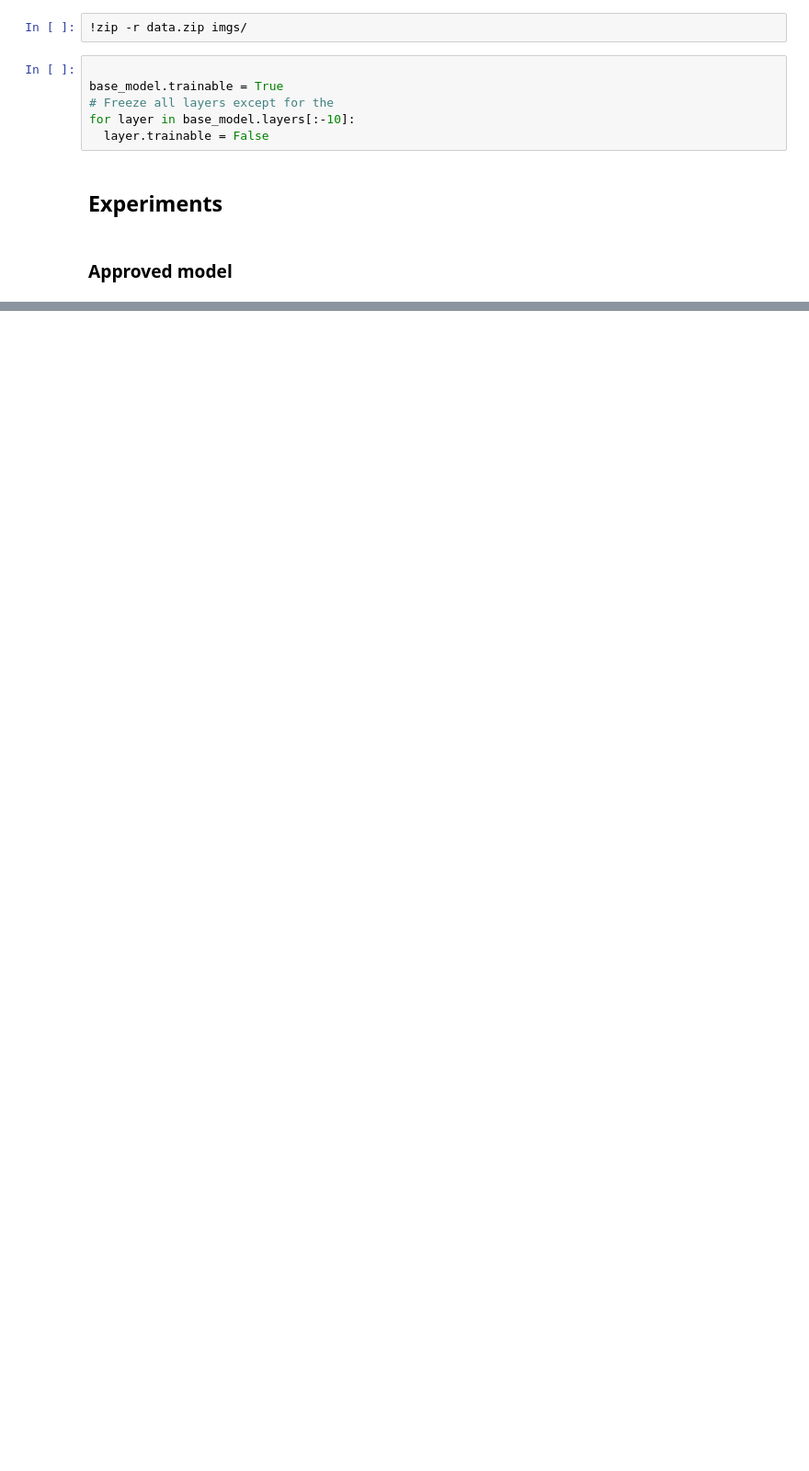
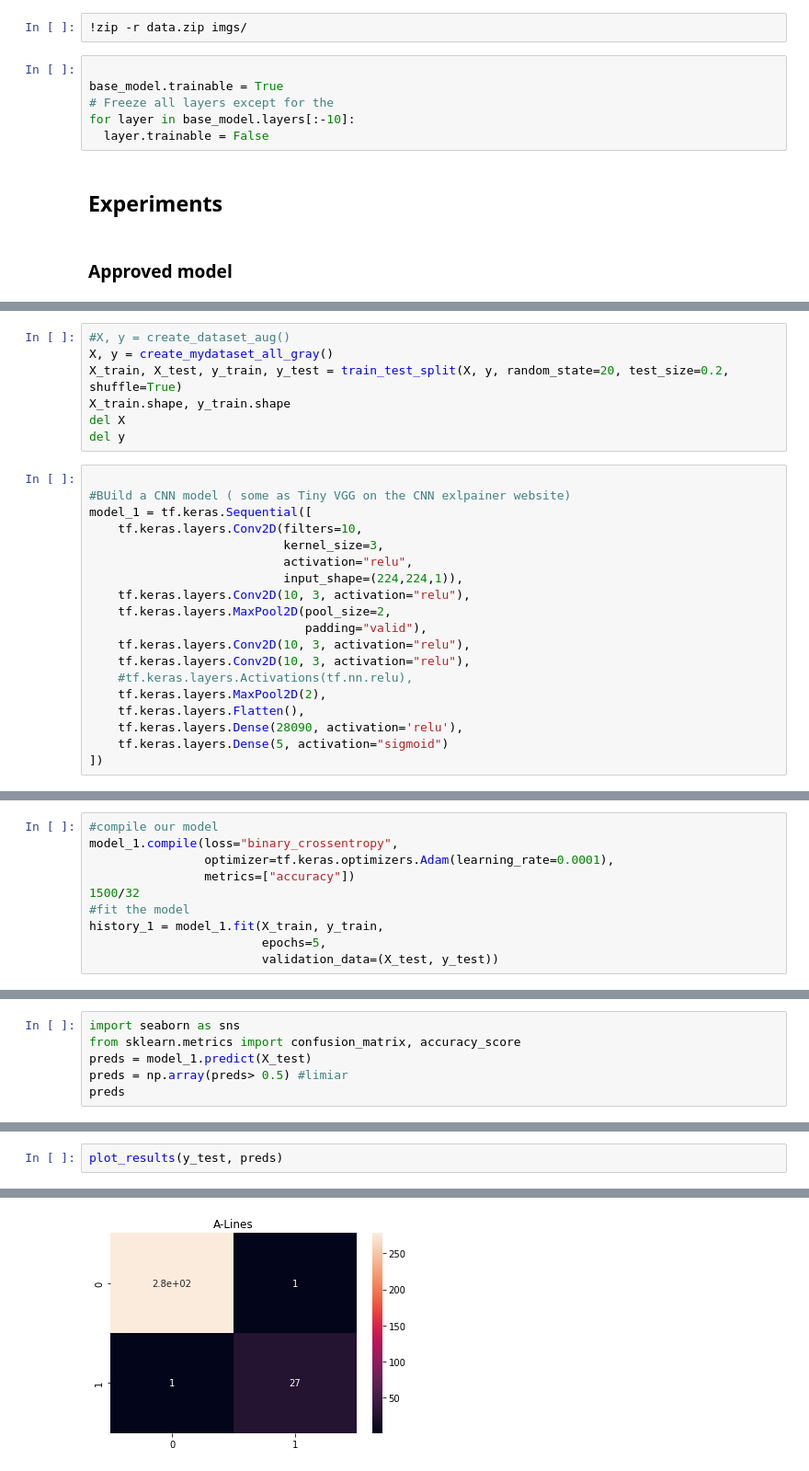
Before and after one commit to mafaldasalomao/Multilabel_classification_POCUS, a Jupyter notebook: multilabel_tf.ipynb, the cells around one changed output, grey strips where cells are left out. Shown: that part at 92% size. Cells and saved outputs as stored; diff of their text form; blank space fills up the shorter version.

```diff
--- a/multilabel_tf.ipynb
+++ b/multilabel_tf.ipynb
@@ -482,0 +522,26 @@ Average scores for all folds:
+# %%
+#X, y = create_dataset_aug()
+X, y = create_mydataset_all_gray()
+X_train, X_test, y_train, y_test = train_test_split(X, y, random_state=20, test_size=0.2, shuffle=True)
+X_train.shape, y_train.shape
+del X
+del y
+# %%
+
+#BUild a CNN model ( some as Tiny VGG on the CNN exlpainer website)
+model_1 = tf.keras.Sequential([
+    tf.keras.layers.Conv2D(filters=10,
+                           kernel_size=3,
+                           activation="relu",
+                           input_shape=(224,224,1)),
+    tf.keras.layers.Conv2D(10, 3, activation="relu"),
+    tf.keras.layers.MaxPool2D(pool_size=2,
+                              padding="valid"),
+    tf.keras.layers.Conv2D(10, 3, activation="relu"),
+    tf.keras.layers.Conv2D(10, 3, activation="relu"),
+    #tf.keras.layers.Activations(tf.nn.relu),
+    tf.keras.layers.MaxPool2D(2),
+    tf.keras.layers.Flatten(),
+    tf.keras.layers.Dense(28090, activation='relu'),
+    tf.keras.layers.Dense(5, activation="sigmoid")
+])
@@ -482,0 +552,10 @@ Average scores for all folds:
+# %%
+#compile our model
+model_1.compile(loss="binary_crossentropy",
+                optimizer=tf.keras.optimizers.Adam(learning_rate=0.0001),
+                metrics=["accuracy"])
+1500/32
+#fit the model
+history_1 = model_1.fit(X_train, y_train,
+                        epochs=5,
+                        validation_data=(X_test, y_test))
@@ -482,0 +593,6 @@ Average scores for all folds:
+# %%
+import seaborn as sns
+from sklearn.metrics import confusion_matrix, accuracy_score
+preds = model_1.predict(X_test)
+preds = np.array(preds> 0.5) #limiar
+preds
@@ -482,0 +671,3 @@ Average scores for all folds:
+# %%
+plot_results(y_test, preds)
+# %% [output]
@@ -482,0 +675 @@ Average scores for all folds:
+[figure, added]
```
Also changed, not shown: parts of 13 cells of this notebook.
